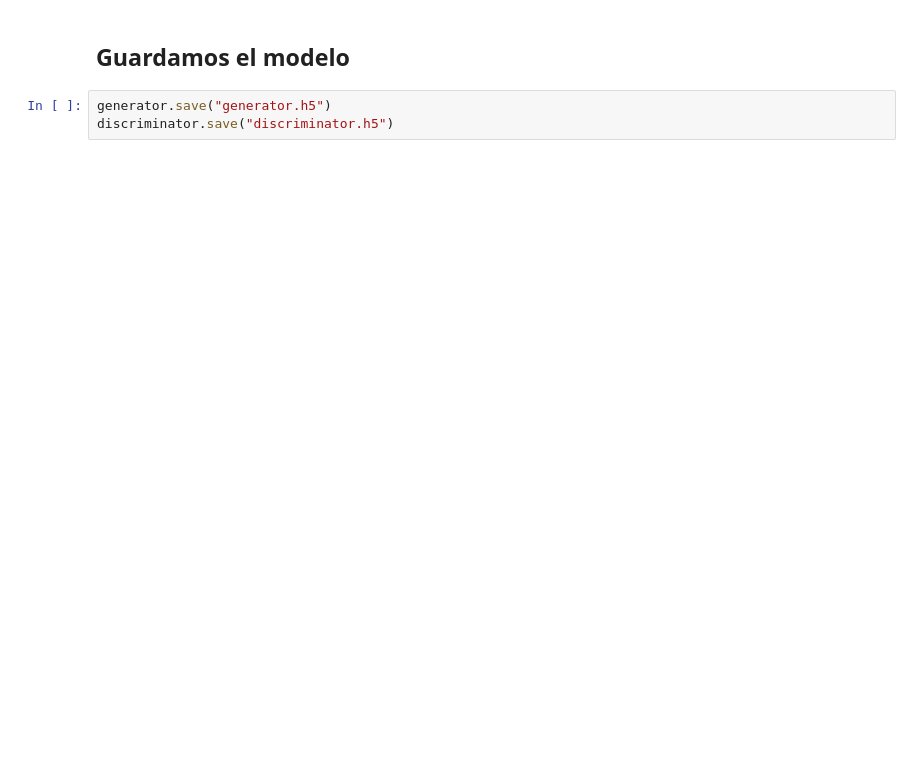
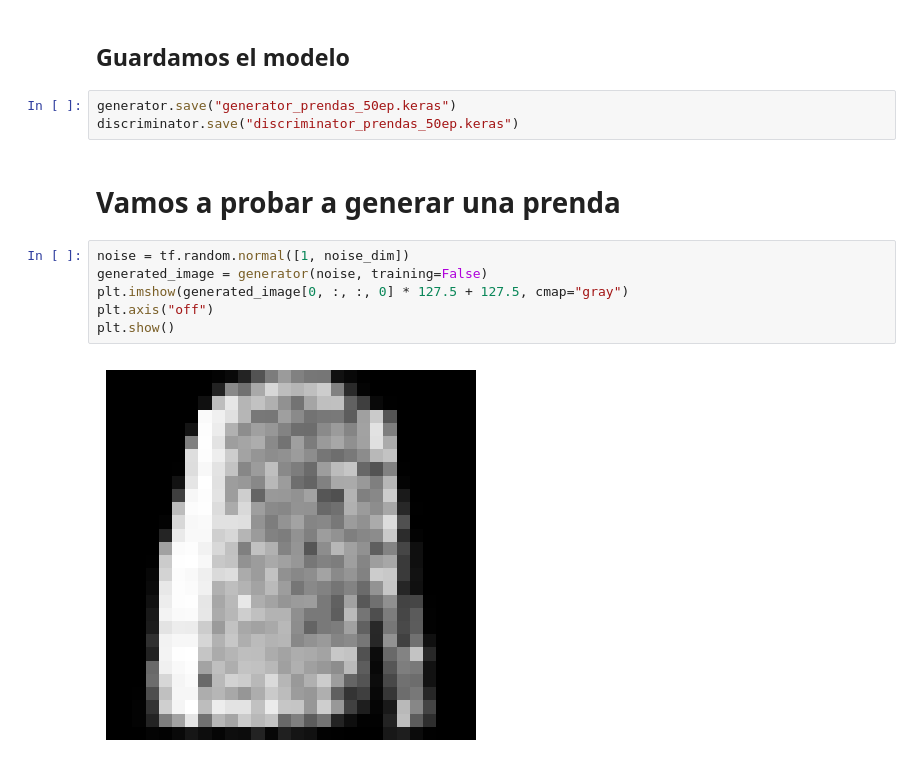
Before and after one commit to jimmysm1995/gan_prendas, a Jupyter notebook: gan_prendas_jsm.ipynb, the cells around one changed output. Cells and saved outputs as stored; diff of their text form; blank space fills up the shorter version.

Commit message:
Subida imagenes y modelos

```diff
--- a/gan_prendas_jsm.ipynb
+++ b/gan_prendas_jsm.ipynb
@@ -146,5 +159,15 @@ train(train_dataset, EPOCHS)
 # %% [markdown]
 ## Guardamos el modelo
 # %%
-generator.save("generator.h5")
-discriminator.save("discriminator.h5")
+generator.save("generator_prendas_50ep.keras")
+discriminator.save("discriminator_prendas_50ep.keras")
+# %% [markdown]
+# Vamos a probar a generar una prenda
+# %%
+noise = tf.random.normal([1, noise_dim])
+generated_image = generator(noise, training=False)
+plt.imshow(generated_image[0, :, :, 0] * 127.5 + 127.5, cmap="gray")
+plt.axis("off")
+plt.show()
+# %% [output]
+[figure, added]
```
Also changed, not shown: parts of 2 cells of this notebook, 7 other files.
